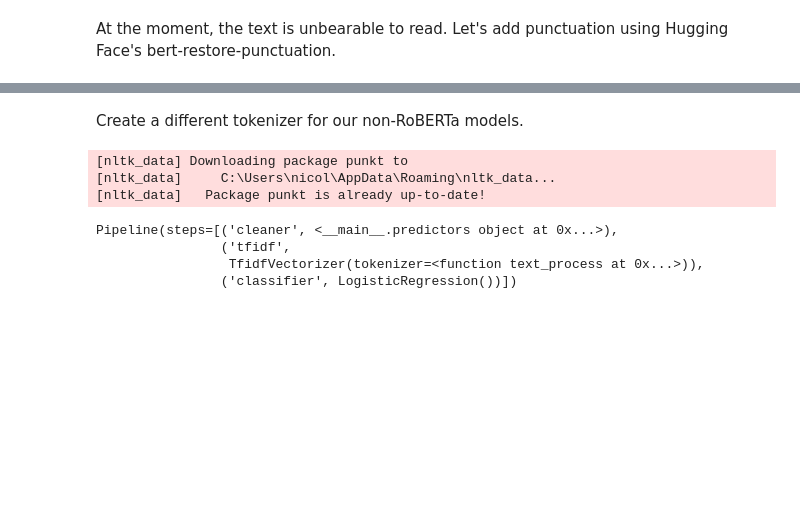
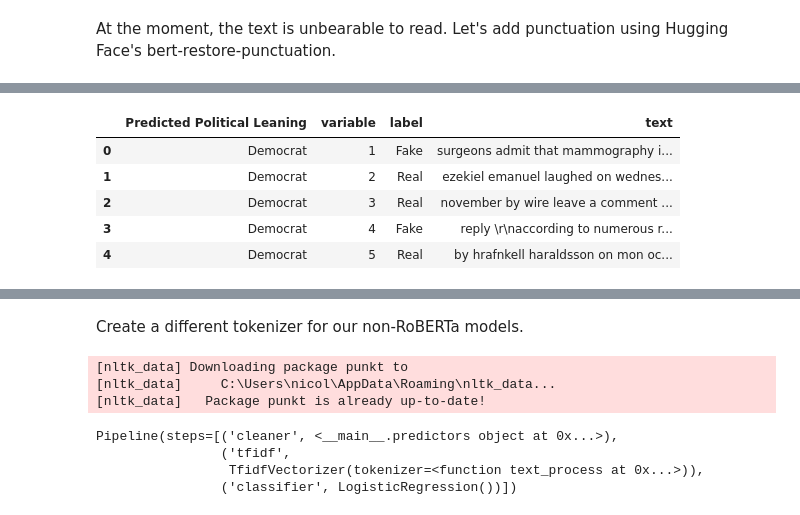
Before and after one commit to 5parte/convergent-solutions, a Jupyter notebook: fake_news_2.ipynb, the cells around one changed output, grey strips where cells are left out. Saved outputs shown, nothing was run; the diff lists cells and outputs as text; code cells hidden in the pictures; blank space fills up the shorter version.

```diff
--- a/fake_news_2.ipynb
+++ b/fake_news_2.ipynb
@@ -244,16 +221,16 @@ Model config XLMRobertaConfig {
 # %%
-def capitalize_sentences(s):
-    # Split the string into sentences using period (.), exclamation mark (!), or question mark (?) as the delimiter
-    sentences = re.split('(?<=[.!?]) +', s)
+# def capitalize_sentences(s):
+#     # Split the string into sentences using period (.), exclamation mark (!), or question mark (?) as the delimiter
+#     sentences = re.split('(?<=[.!?]) +', s)
 
-    # Capitalize the first letter of each sentence
-    capitalized_sentences = [sentence.capitalize() for sentence in sentences]
+#     # Capitalize the first letter of each sentence
+#     capitalized_sentences = [sentence.capitalize() for sentence in sentences]
 
-    # Join the sentences back together
-    result = ' '.join(capitalized_sentences)
+#     # Join the sentences back together
+#     result = ' '.join(capitalized_sentences)
 
-    return result
+#     return result
 
-sample_news['cleaned'] = sample_news['cleaned'].map(lambda x: capitalize_sentences(x))
+# sample_news['cleaned'] = sample_news['cleaned'].map(lambda x: capitalize_sentences(x))
 
-sample_news.head()
+# sample_news.head()
@@ -280,6 +250,41 @@ sample_news.head()
 #     f.close()
 
 # sample_news[['cleaned']].to_csv('for_chatGPT.csv', encoding='utf-8')
+# %%
+all_labels = pd.read_csv('all.csv')
+republican_only = pd.read_csv('republican-only.csv')
+democrat_only = pd.read_csv('democrat-only.csv')
+all_voting = pd.read_csv('all_2.csv')
+
+chat_gpt = pd.read_csv('chat_gpt.csv')
+
+sample_news = sample_news.reset_index(drop = True)
+
+sample_dict = dict(zip(sample_news.index + 1, sample_news['text']))
+
+all_labels['text'] = all_labels['variable'].map(sample_dict)
+republican_only['text'] = republican_only['variable'].map(sample_dict)
+democrat_only['text'] = democrat_only['variable'].map(sample_dict)
+all_voting['text'] = all_voting['variable'].map(sample_dict)
+
+# use this chunk to select the dataset to train on, uncomment the dataset you would like to use
+# sample_news = all_labels
+sample_news = all_voting
+# sample_news = republican_only
+# sample_news = democrat_only
+
+# sample_news['label'] = chat_gpt['1']
+# sample_news = sample_news.dropna()
+
+sample_news.rename(columns = {'value':'label'}, inplace = True)
+sample_news.head()
+# %% [output]
+|  | Predicted Political Leaning | variable | label | text |
+| 0 | Democrat | 1 | Fake | surgeons admit that mammography i... |
+| 1 | Democrat | 2 | Real | ezekiel emanuel laughed on wednes... |
+| 2 | Democrat | 3 | Real | november by wire leave a comment ... |
+| 3 | Democrat | 4 | Fake | reply \r\naccording to numerous r... |
+| 4 | Democrat | 5 | Real | by hrafnkell haraldsson on mon oc... |
 # %%
 news['label'] = news['label'].replace(['Fake','Real'],[0,1])
 sample_news['label'] = sample_news['label'].replace(['Fake','Real'],[0,1])
```
Also changed, not shown: parts of 19 cells of this notebook.
